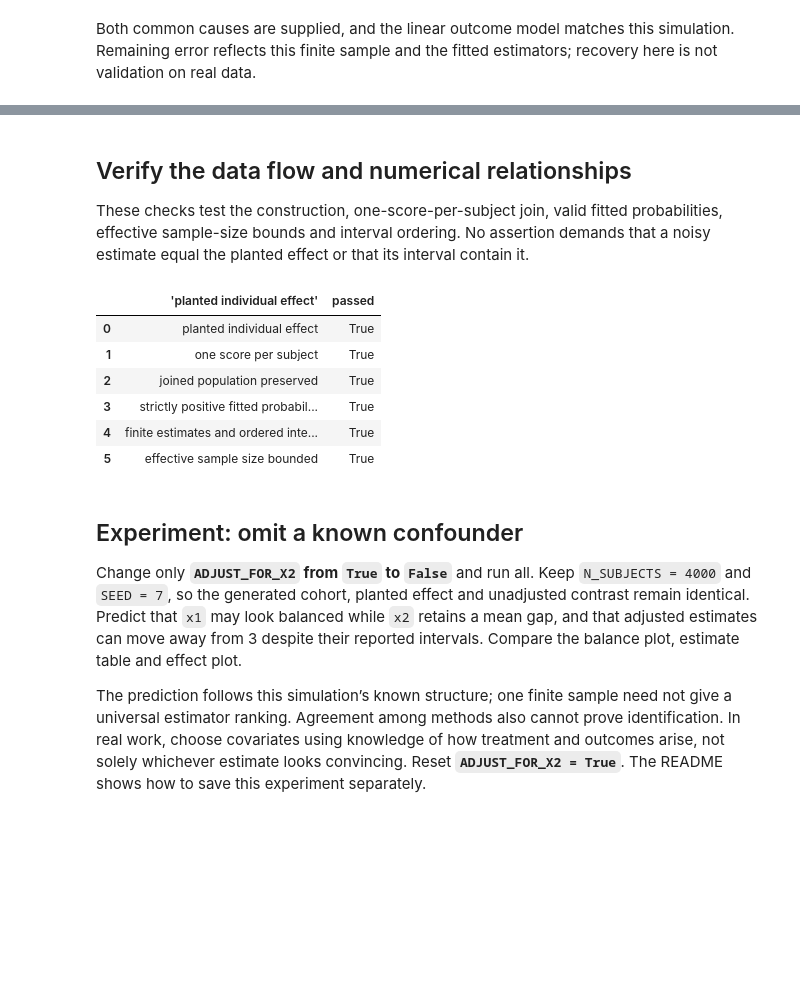
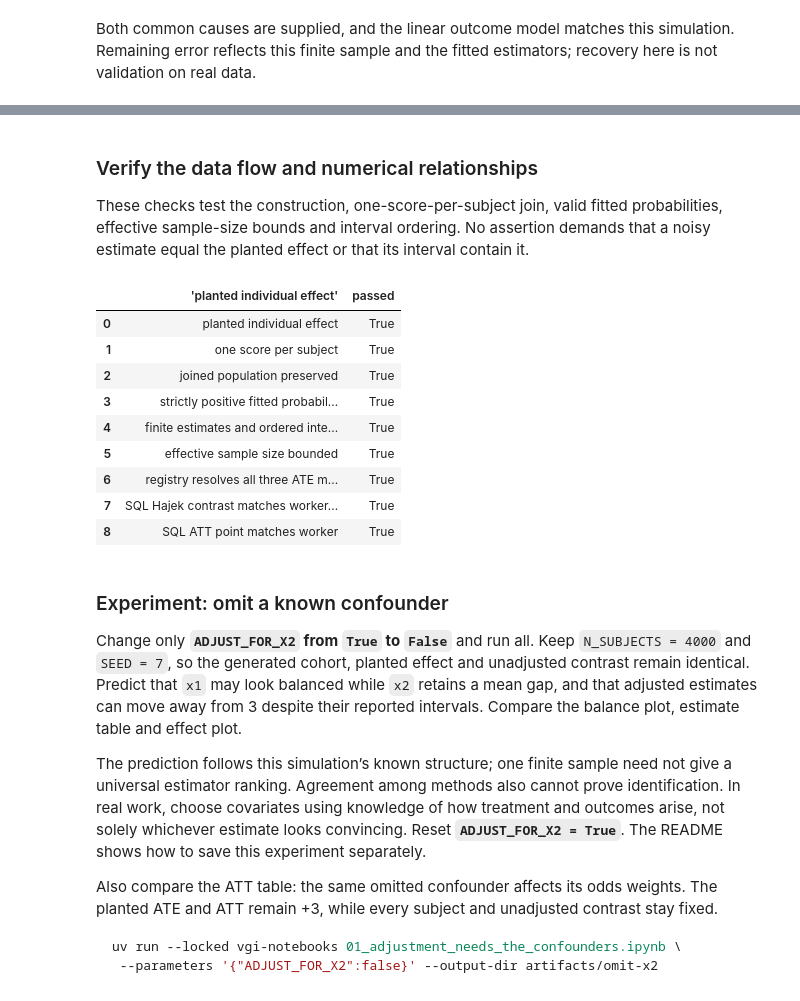
Before and after one commit to Query-farm/vgi-causal, a Jupyter notebook: notebooks/01_adjustment_needs_the_confounders.ipynb, the cells around one changed output, grey strips where cells are left out. Cells and saved outputs as stored; diff of their text form; code cells hidden in the pictures; blank space fills up the shorter version.

Commit message:
Standardize causal notebook and explain ATE versus ATT [skip ci]

````diff
--- a/notebooks/01_adjustment_needs_the_confounders.ipynb
+++ b/notebooks/01_adjustment_needs_the_confounders.ipynb
@@ -293,5 +292,5 @@ Both common causes are supplied, and the linear outcome model matches this simul
 # %% [markdown]
-## Verify the data flow and numerical relationships
+### Verify the data flow and numerical relationships
 
 These checks test the construction, one-score-per-subject join, valid fitted probabilities, effective sample-size bounds and interval ordering. No assertion demands that a noisy estimate equal the planted effect or that its interval contain it.
 # %%
@@ -314,18 +324,30 @@ FROM (SELECT count(*) AS n, pow(sum(ipw_weight), 2) / sum(pow(ipw_weight, 2)) AS
 # %%
 display(checks)
-assert checks.passed.all(), "A data-flow or numerical invariant failed."
+assert checks.passed.notna().all() and checks.passed.all(), "A data-flow or numerical invariant failed."
 # %% [output]
 |  | 'planted individual effect' | passed |
 | 0 | planted individual effect | True |
 | 1 | one score per subject | True |
 | 2 | joined population preserved | True |
 | 3 | strictly positive fitted probabil... | True |
 | 4 | finite estimates and ordered inte... | True |
 | 5 | effective sample size bounded | True |
+| 6 | registry resolves all three ATE m... | True |
+| 7 | SQL Hajek contrast matches worker... | True |
+| 8 | SQL ATT point matches worker | True |
 # %% [markdown]
-## Experiment: omit a known confounder
+### Experiment: omit a known confounder
 
 Change only **`ADJUST_FOR_X2` from `True` to `False`** and run all. Keep `N_SUBJECTS = 4000` and `SEED = 7`, so the generated cohort, planted effect and unadjusted contrast remain identical. Predict that `x1` may look balanced while `x2` retains a mean gap, and that adjusted estimates can move away from 3 despite their reported intervals. Compare the balance plot, estimate table and effect plot.
 
 The prediction follows this simulation’s known structure; one finite sample need not give a universal estimator ranking. Agreement among methods also cannot prove identification. In real work, choose covariates using knowledge of how treatment and outcomes arise, not solely whichever estimate looks convincing. Reset **`ADJUST_FOR_X2 = True`**. The README shows how to save this experiment separately.
+
+Also compare the ATT table: the same omitted confounder affects its odds weights.
+The planted ATE and ATT remain +3, while every subject and unadjusted contrast
+stay fixed.
+
+```sh
+uv run --locked vgi-notebooks 01_adjustment_needs_the_confounders.ipynb \
+ --parameters '{"ADJUST_FOR_X2":false}' --output-dir artifacts/omit-x2
+```
 # %%
````
Also changed, not shown: parts of 22 cells of this notebook, 13 other files.
